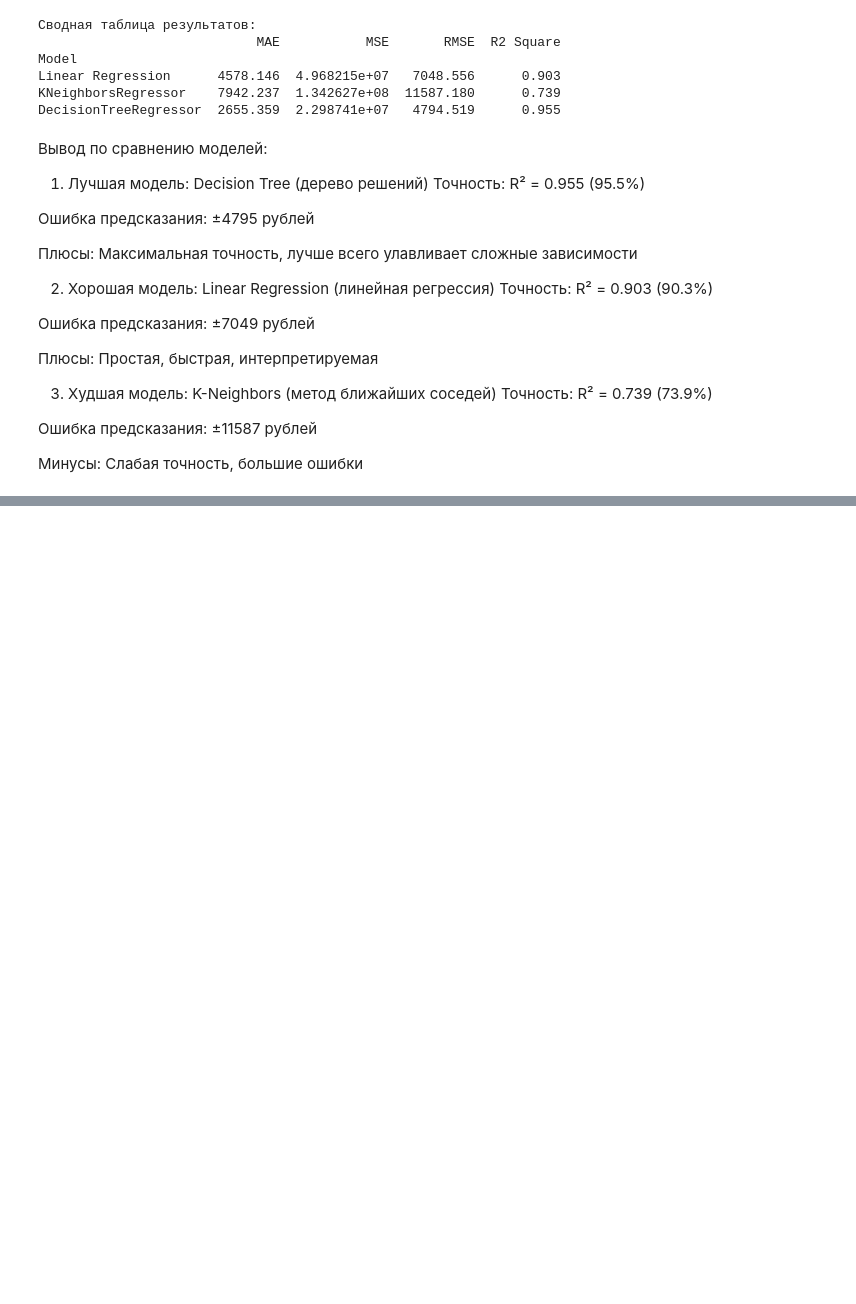
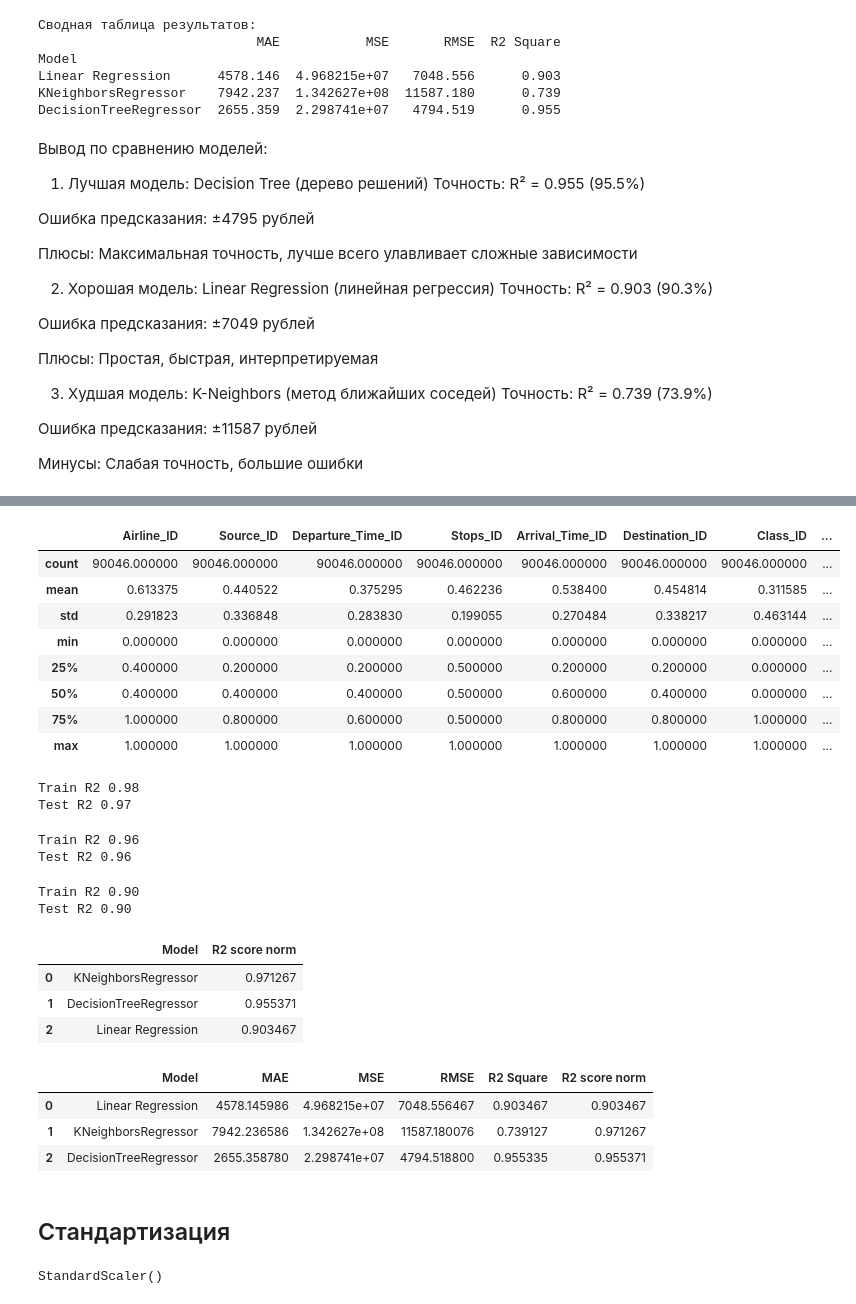
Before and after one commit to DarinaFFF/machine-learn, a Jupyter notebook: Notebooks/Flight_price_Фатхлисламова_Дарина.ipynb, the cells around one changed output, grey strips where cells are left out. Cells and saved outputs as stored; diff of their text form; code cells hidden in the pictures; blank space fills up the shorter version.

```diff
--- a/Notebooks/Flight_price_Фатхлисламова_Дарина.ipynb
+++ b/Notebooks/Flight_price_Фатхлисламова_Дарина.ipynb
@@ -637,0 +662,12 @@ DecisionTreeRegressor  2655.359  2.298741e+07   4794.519      0.955
+# %%
+X_test_norm.describe()
+# %% [output]
+|  | Airline_ID | Source_ID | Departure_Time_ID | Stops_ID | Arrival_Time_ID | Destination_ID | Class_ID | ... |
+| count | 90046.000000 | 90046.000000 | 90046.000000 | 90046.000000 | 90046.000000 | 90046.000000 | 90046.000000 | ... |
+| mean | 0.613375 | 0.440522 | 0.375295 | 0.462236 | 0.538400 | 0.454814 | 0.311585 | ... |
+| std | 0.291823 | 0.336848 | 0.283830 | 0.199055 | 0.270484 | 0.338217 | 0.463144 | ... |
+| min | 0.000000 | 0.000000 | 0.000000 | 0.000000 | 0.000000 | 0.000000 | 0.000000 | ... |
+| 25% | 0.400000 | 0.200000 | 0.200000 | 0.500000 | 0.200000 | 0.200000 | 0.000000 | ... |
+| 50% | 0.400000 | 0.400000 | 0.400000 | 0.500000 | 0.600000 | 0.400000 | 0.000000 | ... |
+| 75% | 1.000000 | 0.800000 | 0.600000 | 0.500000 | 0.800000 | 0.800000 | 1.000000 | ... |
+| max | 1.000000 | 1.000000 | 1.000000 | 1.000000 | 1.000000 | 1.000000 | 1.000000 | ... |
@@ -637,0 +678,7 @@ DecisionTreeRegressor  2655.359  2.298741e+07   4794.519      0.955
+# %%
+from sklearn.metrics import r2_score
+print(f'Train R2 {r2_score(y_train, pred_train):.2f}')
+print(f'Test R2 {r2_score(y_test, pred_test):.2f}')
+# %% [output]
+Train R2 0.98
+Test R2 0.97
@@ -637,0 +692,6 @@ DecisionTreeRegressor  2655.359  2.298741e+07   4794.519      0.955
+# %%
+print(f'Train R2 {r2_score(y_train, pred_train):.2f}')
+print(f'Test R2 {r2_score(y_test, pred_test):.2f}')
+# %% [output]
+Train R2 0.96
+Test R2 0.96
@@ -637,0 +706,6 @@ DecisionTreeRegressor  2655.359  2.298741e+07   4794.519      0.955
+# %%
+print(f'Train R2 {r2_score(y_train, pred_train):.2f}')
+print(f'Test R2 {r2_score(y_test, pred_test):.2f}')
+# %% [output]
+Train R2 0.90
+Test R2 0.90
@@ -637,0 +716,23 @@ DecisionTreeRegressor  2655.359  2.298741e+07   4794.519      0.955
+# %%
+results_df3
+# %% [output]
+|  | Model | R2 score norm |
+| 0 | KNeighborsRegressor | 0.971267 |
+| 1 | DecisionTreeRegressor | 0.955371 |
+| 2 | Linear Regression | 0.903467 |
+# %%
+results = pd.merge(results_df.reset_index(), results_df3, on='Model')
+results
+# %% [output]
+|  | Model | MAE | MSE | RMSE | R2 Square | R2 score norm |
+| 0 | Linear Regression | 4578.145986 | 4.968215e+07 | 7048.556467 | 0.903467 | 0.903467 |
+| 1 | KNeighborsRegressor | 7942.236586 | 1.342627e+08 | 11587.180076 | 0.739127 | 0.971267 |
+| 2 | DecisionTreeRegressor | 2655.358780 | 2.298741e+07 | 4794.518800 | 0.955335 | 0.955371 |
+# %% [markdown]
+## Стандартизация
+# %%
+from sklearn.preprocessing import StandardScaler
+scaler = StandardScaler()
+scaler.fit(X_train)
+# %% [output]
+StandardScaler()
```
Also changed, not shown: parts of 30 cells of this notebook.
